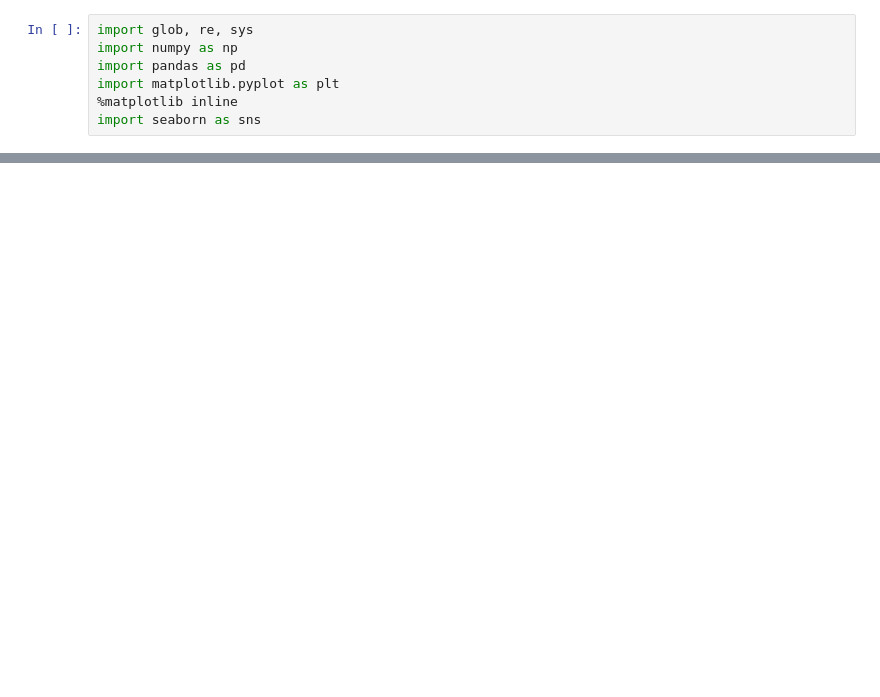
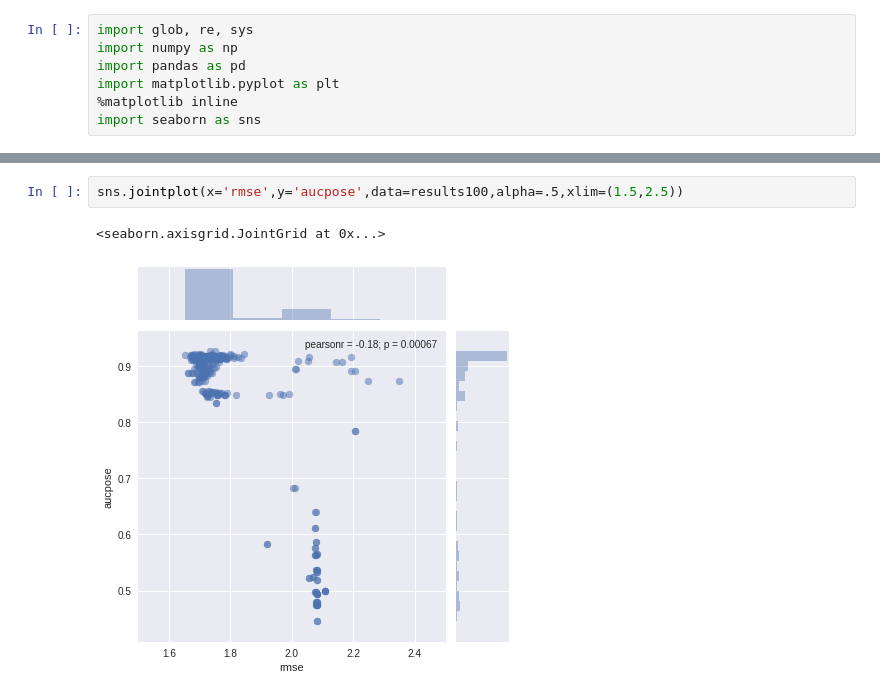
Before and after one commit to gnina/scripts, a Jupyter notebook: affinity_search/summaries.ipynb, the cells around one changed output, grey strips where cells are left out. Saved outputs shown, nothing was run; the diff lists cells and outputs as text; blank space fills up the shorter version.

```diff
--- a/affinity_search/summaries.ipynb
+++ b/affinity_search/summaries.ipynb
@@ -541,0 +60,5 @@ makejoint(ctrain[:,0],ctrain[:,1],'olive','Test on Train')
+# %%
+sns.jointplot(x='rmse',y='aucpose',data=results100,alpha=.5,xlim=(1.5,2.5))
+# %% [output]
+<seaborn.axisgrid.JointGrid at 0x...>
+[figure, added]
```
Also changed, not shown: parts of 85 cells of this notebook, 2 other files.
